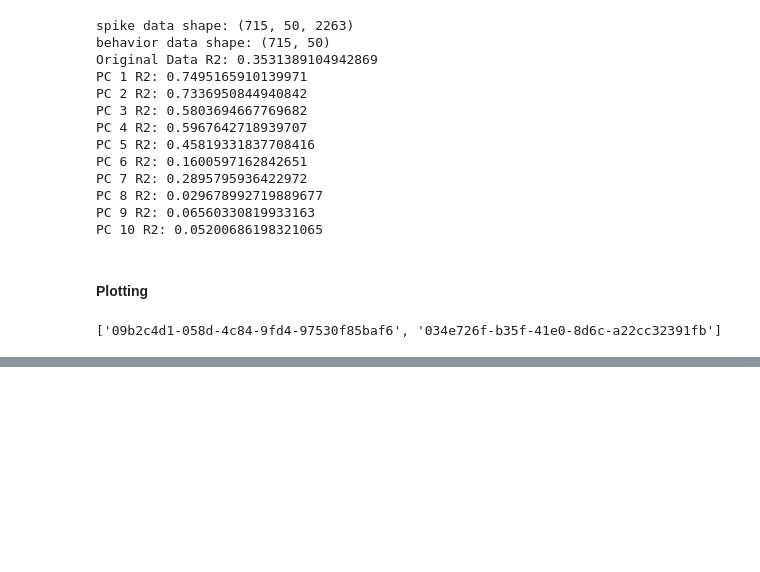
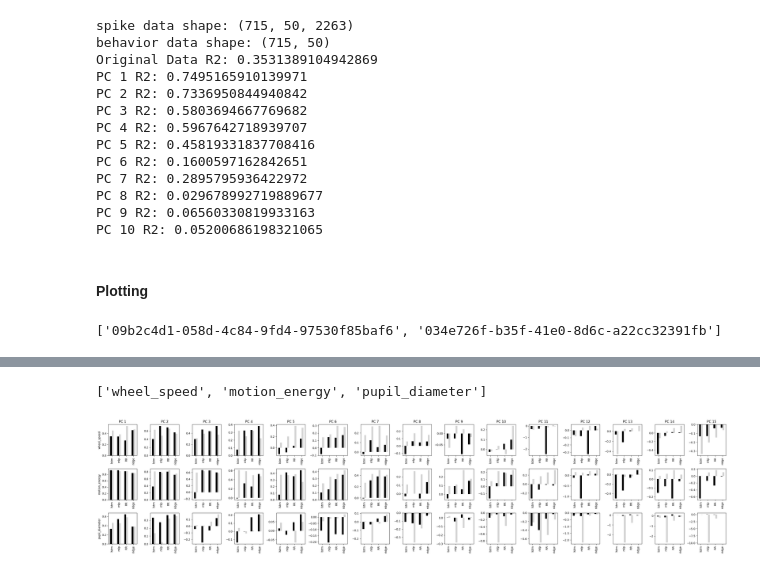
Before and after one commit to yzhang511/neural_decoding, a Jupyter notebook: notebooks/behavior_decomp.ipynb, the cells around one changed output, grey strips where cells are left out. Cells and saved outputs as stored; diff of their text form; code cells hidden in the pictures; blank space fills up the shorter version.

```diff
--- a/notebooks/behavior_decomp.ipynb
+++ b/notebooks/behavior_decomp.ipynb
@@ -637,0 +618,3 @@ plt.savefig(f'../results/plots/perf_by_pc.png', dpi=100)
+# %%
+base_dir = Path('/mnt/3TB/yizi/shared_decoding')
+data_dir = base_dir/'data'
@@ -637,0 +678,16 @@ plt.savefig(f'../results/plots/perf_by_pc.png', dpi=100)
+# %%
+path = res_dir/eid/target/model/f'comp_-1.npy'
+pred = np.load(path, allow_pickle=True).item()['pred']
+gt = np.load(path, allow_pickle=True).item()['target']
+# %%
+r2_decomp = []
+for comp_idx in range(15):
+    gt_decomp = (pca_basis[comp_idx] @ gt.T).T
+    pred_decomp = (pca_basis[comp_idx] @ pred.T).T
+    r2_decomp.append(r2_score(gt_decomp, pred_decomp))
+# %%
+r2_per_pc = []
+for comp_idx in range(15):
+    path = res_dir/eid/target/model/f'comp_{comp_idx}.npy'
+    r2 = np.load(path, allow_pickle=True).item()['r2']
+    r2_per_pc.append(r2)
@@ -637,0 +773,27 @@ plt.savefig(f'../results/plots/perf_by_pc.png', dpi=100)
+# %%
+targets
+# %% [output]
+['wheel_speed', 'motion_energy', 'pupil_diameter']
+# %%
+colors = ['k', 'lightgray']
+
+n_pcs = 15
+fig, axes = plt.subplots(len(targets), n_pcs, figsize=(32,7))
+
+for i, target in enumerate(targets):
+    for j in range(n_pcs):
+        df = df_dict[target]
+        df = df[df.pc == j]
+        grouped_df = df.groupby(['model', 'type'])['r2'].mean().unstack()
+        # grouped_df.reindex(index=['ridge', 'reduced-rank', 'mlp', 'lstm'])
+        grouped_df.index = ['lstm', 'mlp', 'RR', 'ridge']
+        grouped_df.plot(kind='bar', ax=axes[i,j], color=colors)
+        axes[0,j].set_title(f'PC {j+1}')
+        axes[0,0].set_ylabel('wheel_speed')
+        axes[1,0].set_ylabel('motion_energy')
+        axes[2,0].set_ylabel('pupil_diameter')
+        axes[i,j].legend('', frameon=False)
+plt.tight_layout()
+plt.savefig(f'../results/plots/r2_decomp_vs_perPC.png', dpi=100)
+# %% [output]
+[figure, added]
```
Also changed, not shown: parts of 6 cells of this notebook.
